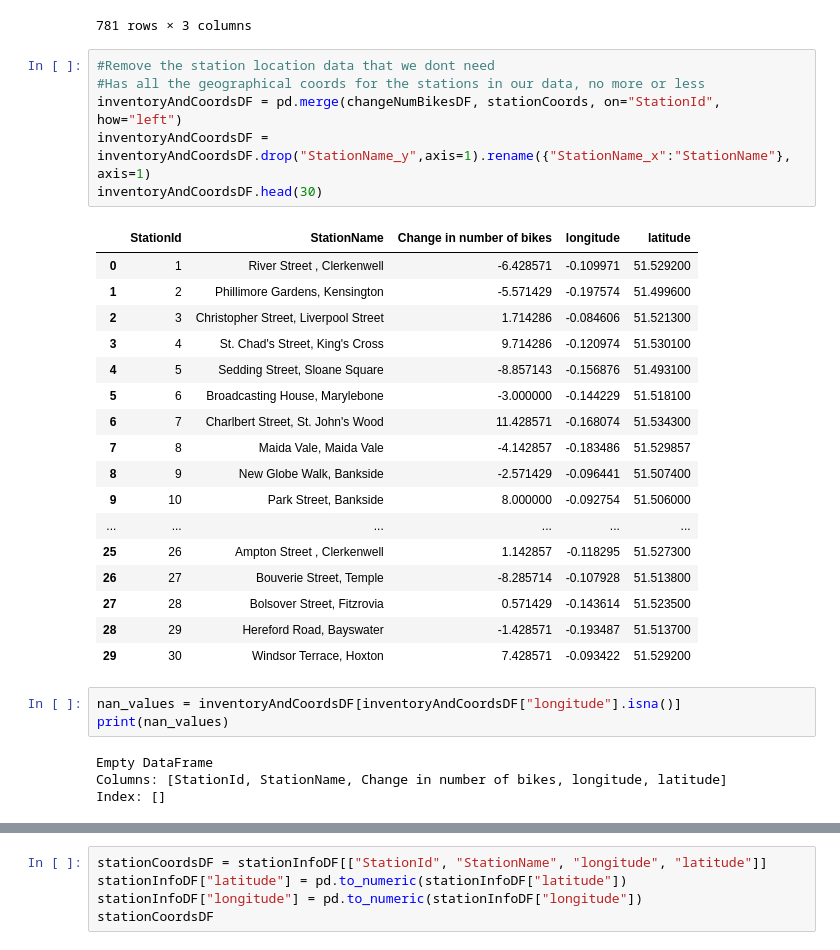
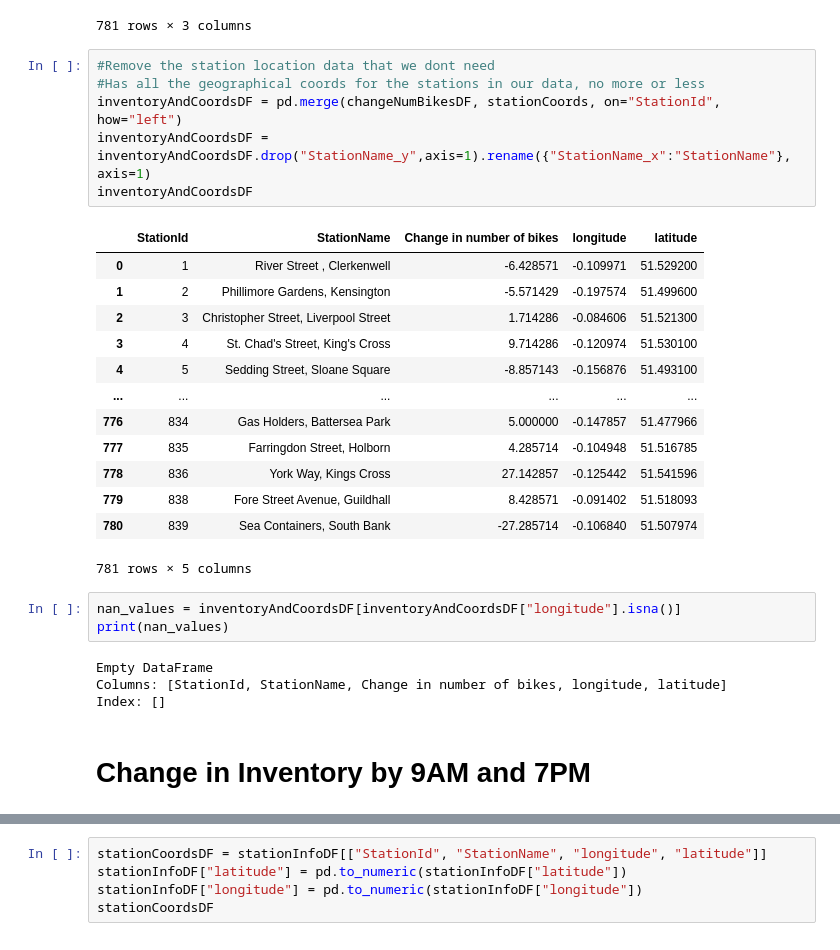
Before and after one commit to maryamzarin/Data-Analysis-and-Optimisation-for-bike-sharing, a Jupyter notebook: Mapping.ipynb, the cells around one changed output, grey strips where cells are left out. Drawn from its saved outputs; the diff is of its cells as text.

```diff
--- a/Mapping.ipynb
+++ b/Mapping.ipynb
@@ -66,27 +80,23 @@ changeNumBikesDF
 # %%
 #Remove the station location data that we dont need
 #Has all the geographical coords for the stations in our data, no more or less
 inventoryAndCoordsDF = pd.merge(changeNumBikesDF, stationCoords, on="StationId", how="left")
 inventoryAndCoordsDF = inventoryAndCoordsDF.drop("StationName_y",axis=1).rename({"StationName_x":"StationName"}, axis=1)
-inventoryAndCoordsDF.head(30)
+inventoryAndCoordsDF
 # %% [output]
 |  | StationId | StationName | Change in number of bikes | longitude | latitude |
 | 0 | 1 | River Street , Clerkenwell | -6.428571 | -0.109971 | 51.529200 |
 | 1 | 2 | Phillimore Gardens, Kensington | -5.571429 | -0.197574 | 51.499600 |
 | 2 | 3 | Christopher Street, Liverpool Street | 1.714286 | -0.084606 | 51.521300 |
 | 3 | 4 | St. Chad's Street, King's Cross | 9.714286 | -0.120974 | 51.530100 |
 | 4 | 5 | Sedding Street, Sloane Square | -8.857143 | -0.156876 | 51.493100 |
-| 5 | 6 | Broadcasting House, Marylebone | -3.000000 | -0.144229 | 51.518100 |
-| 6 | 7 | Charlbert Street, St. John's Wood | 11.428571 | -0.168074 | 51.534300 |
-| 7 | 8 | Maida Vale, Maida Vale | -4.142857 | -0.183486 | 51.529857 |
-| 8 | 9 | New Globe Walk, Bankside | -2.571429 | -0.096441 | 51.507400 |
-| 9 | 10 | Park Street, Bankside | 8.000000 | -0.092754 | 51.506000 |
 | ... | ... | ... | ... | ... | ... |
-| 25 | 26 | Ampton Street , Clerkenwell | 1.142857 | -0.118295 | 51.527300 |
-| 26 | 27 | Bouverie Street, Temple | -8.285714 | -0.107928 | 51.513800 |
-| 27 | 28 | Bolsover Street, Fitzrovia | 0.571429 | -0.143614 | 51.523500 |
-| 28 | 29 | Hereford Road, Bayswater | -1.428571 | -0.193487 | 51.513700 |
-| 29 | 30 | Windsor Terrace, Hoxton | 7.428571 | -0.093422 | 51.529200 |
+| 776 | 834 | Gas Holders, Battersea Park | 5.000000 | -0.147857 | 51.477966 |
+| 777 | 835 | Farringdon Street, Holborn | 4.285714 | -0.104948 | 51.516785 |
+| 778 | 836 | York Way, Kings Cross | 27.142857 | -0.125442 | 51.541596 |
+| 779 | 838 | Fore Street Avenue, Guildhall | 8.428571 | -0.091402 | 51.518093 |
+| 780 | 839 | Sea Containers, South Bank | -27.285714 | -0.106840 | 51.507974 |
+781 rows × 5 columns
 # %%
 nan_values = inventoryAndCoordsDF[inventoryAndCoordsDF["longitude"].isna()]
 print(nan_values)
@@ -94,3 +104,5 @@ print(nan_values)
 Empty DataFrame
 Columns: [StationId, StationName, Change in number of bikes, longitude, latitude]
 Index: []
+# %% [markdown]
+# Change in Inventory by 9AM and 7PM
```
Also changed, not shown: parts of 21 cells of this notebook, 17 other files.
